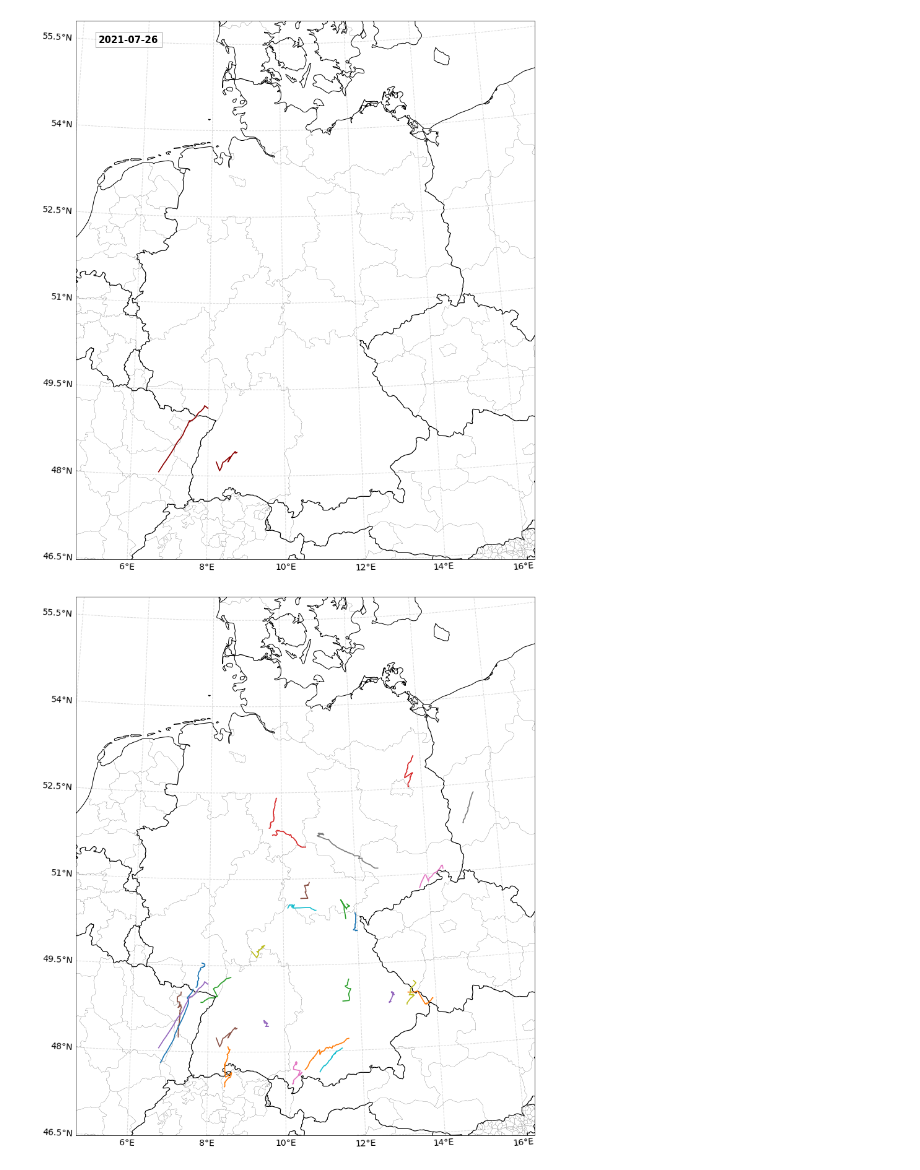
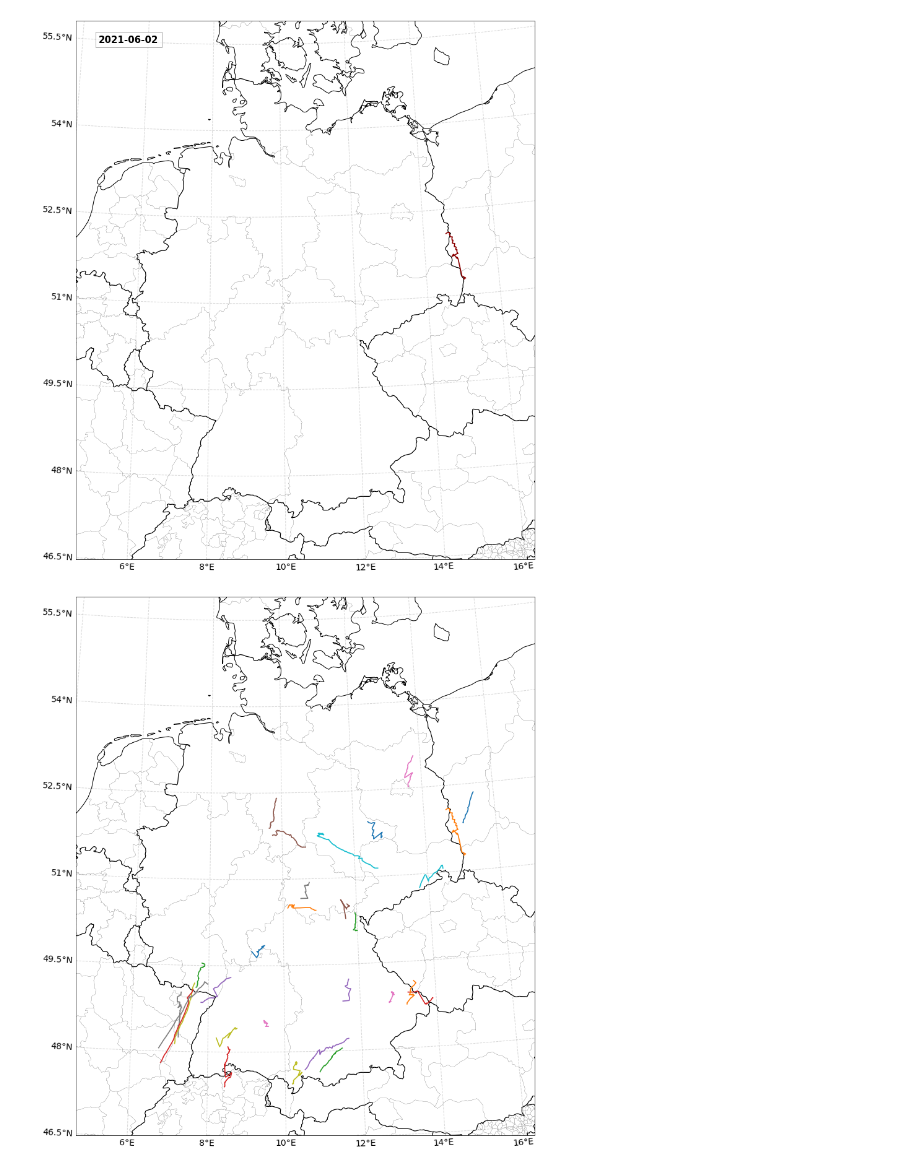
Before and after one commit to badernico/master_thesis, a Jupyter notebook: scripts/Python/plot_tracks.ipynb, the cells around one changed output. Drawn from its saved outputs; the diff is of its cells as text; code cells hidden in the pictures.

```diff
--- a/scripts/Python/plot_tracks.ipynb
+++ b/scripts/Python/plot_tracks.ipynb
@@ -10,7 +10,7 @@ from functions.fun_projection import *
 
 os.environ['TZ'] = 'UTC'
 # %%
-doi = "2021-07-26"
+doi = "2021-06-02"
 
 y_oi = doi.split('-')[0]
 m_oi = doi.split('-')[1]
@@ -62,40 +71,40 @@ for i in np.arange(0,len(fs),1):
 
 plt.savefig('/Users/nicobader/Documents/Uni_Leipzig/master_thesis/analysis/tracks/output/plots/tracks_'+y_oi+m_oi+d_oi+'.png', dpi = 400, facecolor = 'white', transparency = False)
 # %% [output]
-[figure, old version]
+[figure, new version]
 # %%
-sed = ['2021-06-04','2021-06-05','2021-06-08','2021-06-21','2021-06-22','2021-07-13','2021-07-25','2021-07-26']
+sed = ['2021-06-01','2021-06-02','2021-06-04','2021-06-05','2021-06-08','2021-06-18','2021-06-21','2021-06-22','2021-07-13','2021-07-25','2021-07-26']
 
 plt.figure(figsize=(15,16))
 ax = plt.axes(projection = ccrs.UTM(zone = 32))
 ax.set_extent([4.708, 16.269 , 46.552, 55.691], crs=ccrs.PlateCarree())
 gl = ax.gridlines(crs=ccrs.PlateCarree(), draw_labels=True,
                   linewidth=1, color='gray', alpha=0.3, linestyle='--')
 gl.xlabels_top = False
 gl.xlabel_style = {'size': 14}
 gl.ylabel_style = {'size': 14}
 gl.ylabels_right = False
 ax.add_feature(cf.COASTLINE)
 ax.add_feature(cf.BORDERS, linewidth = 1.2)
 ax.add_feature(cf.STATES, linewidth = 0.1)
 #ax.text(ax.get_xlim()[0]+((ax.get_xlim()[1]-ax.get_xlim()[0])*0.115), ax.get_ylim()[1]-((ax.get_ylim()[1]-ax.get_ylim()[0])*0.04), doi, ha = 'center', fontweight = 'bold', fontsize=15,bbox=dict(facecolor='white', edgecolor='grey', pad=5.0, alpha = 0.7))
 
 
 for i in np.arange(0,len(sed),1):
     doi = sed[i]
 
     y_oi = doi.split('-')[0]
     m_oi = doi.split('-')[1]
     d_oi = doi.split('-')[2]
 
     fs = glob.glob("/Users/nicobader/Documents/Uni_Leipzig/master_thesis/analysis/tracks/data/"+y_oi+"/"+m_oi+"/"+d_oi+"/UTM_*")
 
     for i in np.arange(0,len(fs),1):
         # open track data
         track = pd.read_csv(fs[i])
         # transform to UTM coordinates (Zone 32)
         plt.plot(track.longitude, track.latitude, linewidth = 1.7)
 
 plt.savefig('/Users/nicobader/Documents/Uni_Leipzig/master_thesis/analysis/tracks/output/plots/all_tracks.png', dpi = 400, facecolor = 'white', transparency = False)
 # %% [output]
-[figure, old version]
+[figure, new version]
```
Also changed, not shown: parts of 1 cell of this notebook, 41 other files.
